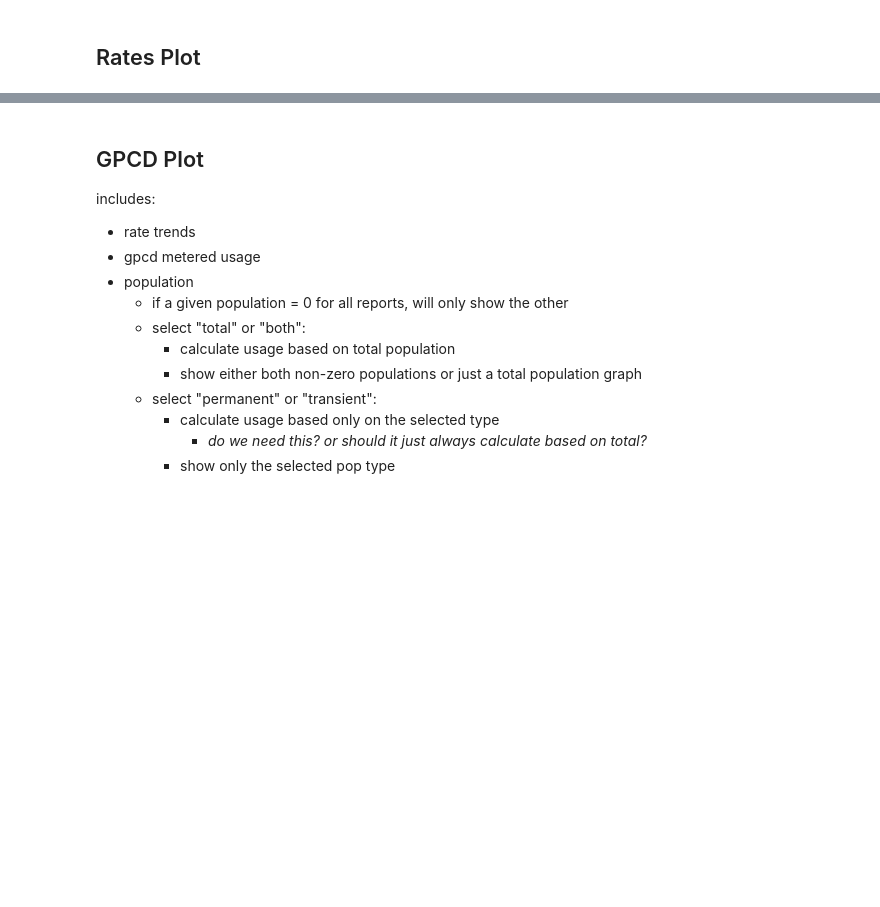
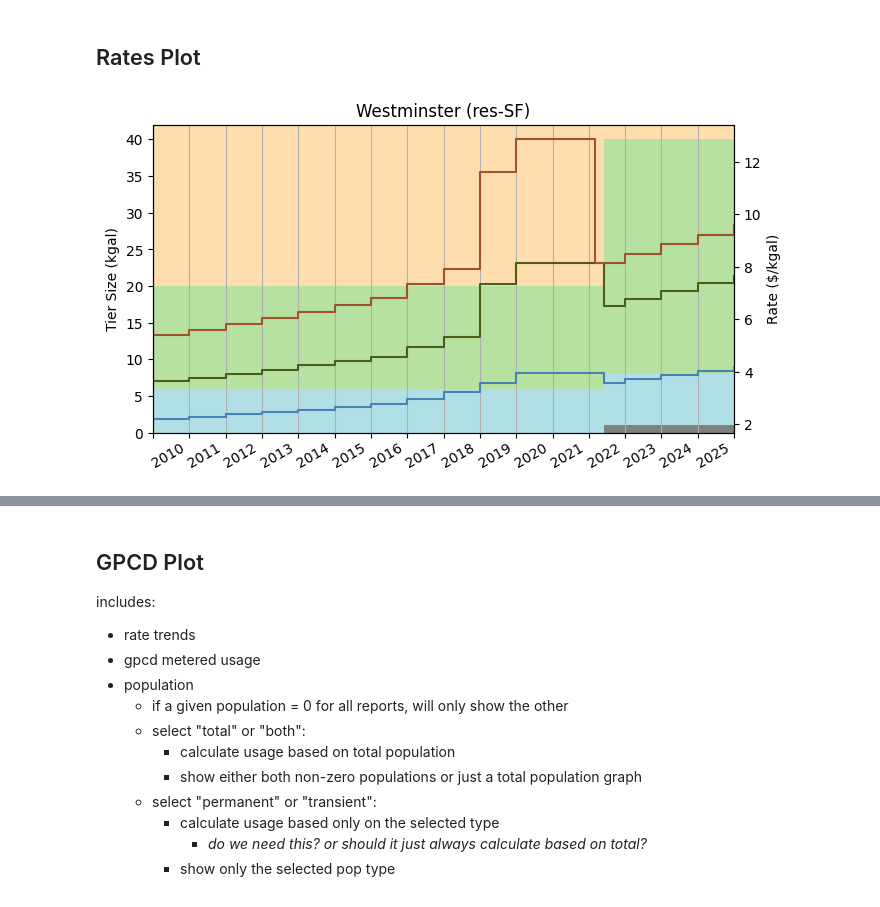
Before and after one commit to jade-fp/hub-gra-cwcb-rates, a Jupyter notebook: analysis_new.ipynb, the cells around one changed output, grey strips where cells are left out. Cells and saved outputs as stored; diff of their text form; code cells hidden in the pictures; blank space fills up the shorter version.

```diff
--- a/analysis_new.ipynb
+++ b/analysis_new.ipynb
@@ -1276,4 +1293,9 @@ sel_provider = 'westminster_city' # 'foco_city'
 sel_category = 'res-SF'
 # %% [markdown]
 ## Rates Plot
+# %%
+fig_rate, ax_rate = plt.subplots(figsize=(7.5,4))
+plt_rates(provider=sel_provider,category=sel_category,steps=True)
+# %% [output]
+[figure, added]
 # %%
```
Also changed, not shown: parts of 19 cells of this notebook.
